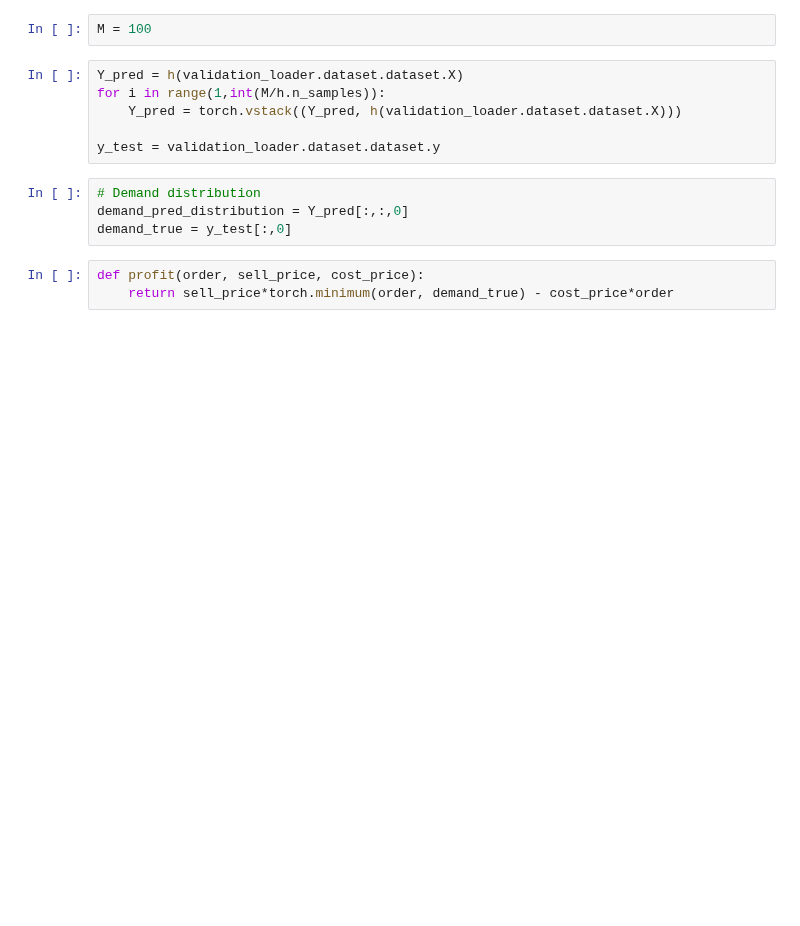
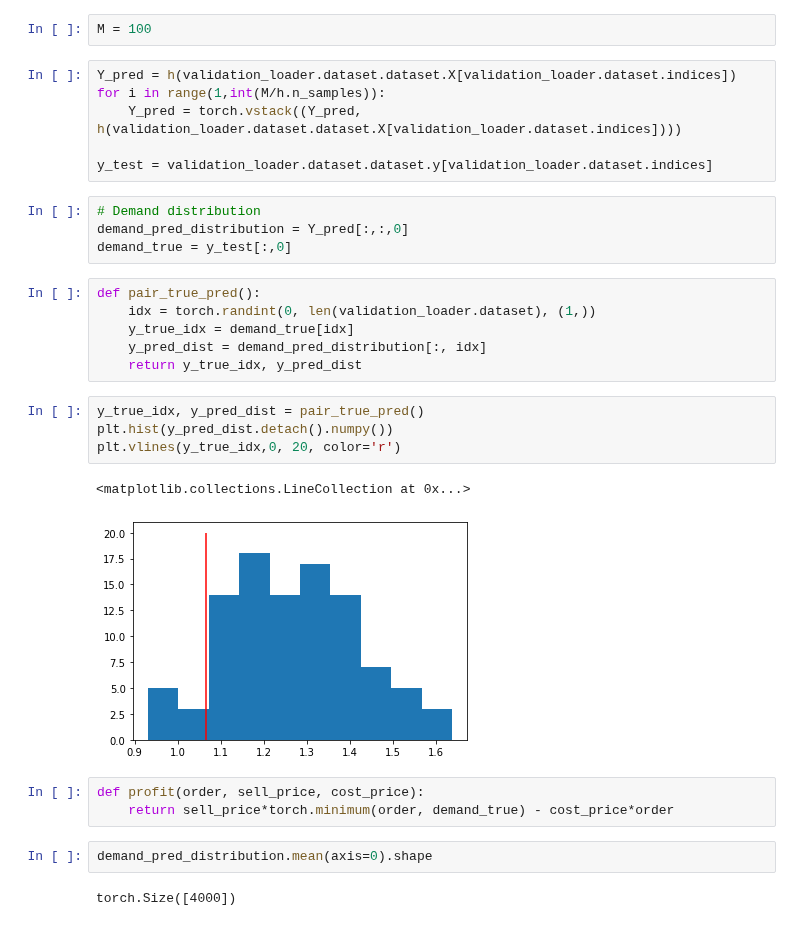
Before and after one commit to AlanLahoud/BNNSOP, a Jupyter notebook: illustrative_example.ipynb, the cells around one changed output. Drawn from its saved outputs; the diff is of its cells as text; blank space fills up the shorter version.

```diff
--- a/illustrative_example.ipynb
+++ b/illustrative_example.ipynb
@@ -134,18 +125,35 @@ plot_test_curve(validation_loader.dataset.dataset.X,
 # %%
 M = 100
 # %%
-Y_pred = h(validation_loader.dataset.dataset.X)
+Y_pred = h(validation_loader.dataset.dataset.X[validation_loader.dataset.indices])
 for i in range(1,int(M/h.n_samples)):
-    Y_pred = torch.vstack((Y_pred, h(validation_loader.dataset.dataset.X)))
+    Y_pred = torch.vstack((Y_pred, h(validation_loader.dataset.dataset.X[validation_loader.dataset.indices])))
 
-y_test = validation_loader.dataset.dataset.y
+y_test = validation_loader.dataset.dataset.y[validation_loader.dataset.indices]
 # %%
 # Demand distribution
 demand_pred_distribution = Y_pred[:,:,0]
 demand_true = y_test[:,0]
+# %%
+def pair_true_pred():
+    idx = torch.randint(0, len(validation_loader.dataset), (1,))
+    y_true_idx = demand_true[idx]
+    y_pred_dist = demand_pred_distribution[:, idx]
+    return y_true_idx, y_pred_dist
+# %%
+y_true_idx, y_pred_dist = pair_true_pred()
+plt.hist(y_pred_dist.detach().numpy())
+plt.vlines(y_true_idx,0, 20, color='r')
+# %% [output]
+<matplotlib.collections.LineCollection at 0x...>
+[figure, added]
 # %%
 def profit(order, sell_price, cost_price):
     return sell_price*torch.minimum(order, demand_true) - cost_price*order
+# %%
+demand_pred_distribution.mean(axis=0).shape
+# %% [output]
+torch.Size([4000])
 # %%
 sp = 200
 
```
Also changed, not shown: parts of 12 cells of this notebook, 3 other files.
